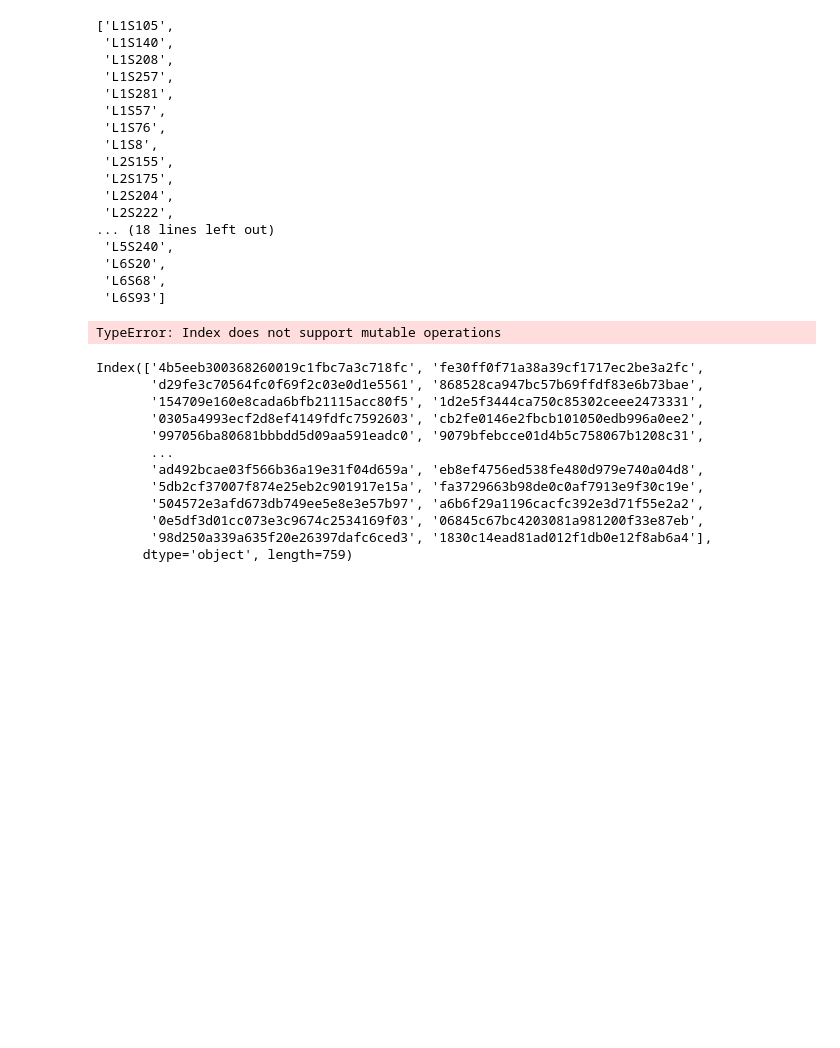
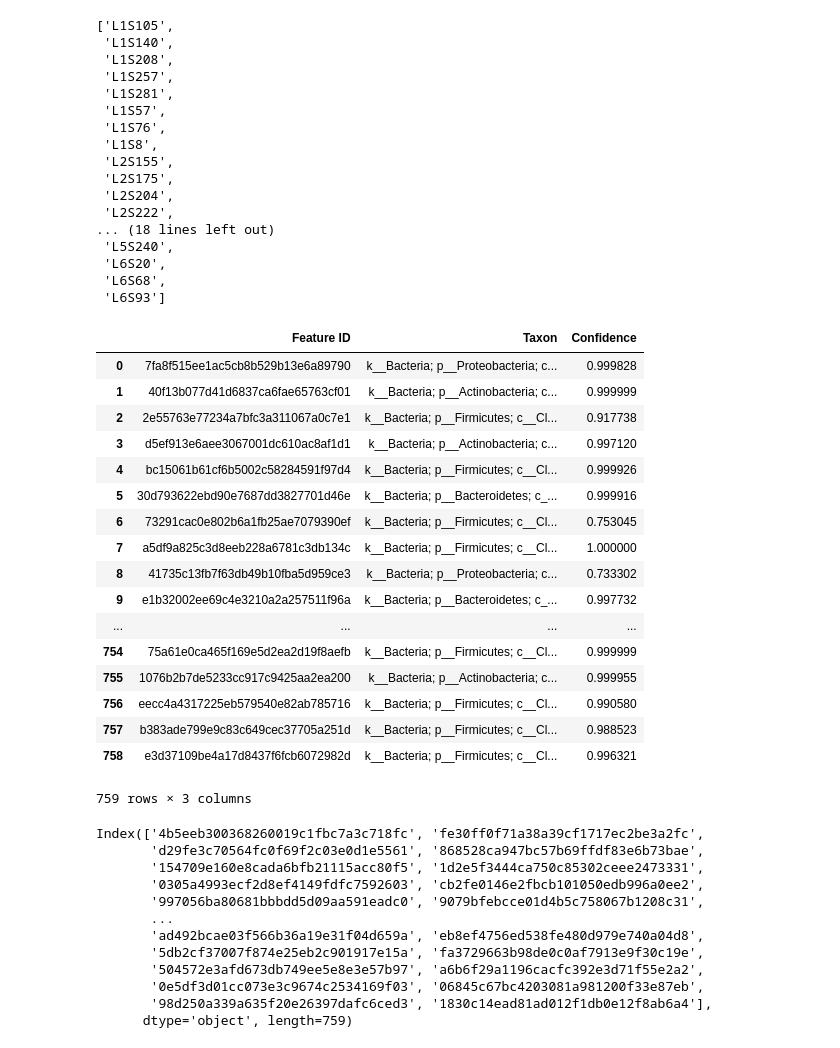
Before and after one commit to yuuch/MVP, a Jupyter notebook: upload_files/phylum colors.ipynb, the cells around one changed output. Saved outputs shown, nothing was run; the diff lists cells and outputs as text; code cells hidden in the pictures; blank space fills up the shorter version.

```diff
--- a/upload_files/phylum colors.ipynb
+++ b/upload_files/phylum colors.ipynb
@@ -28,10 +56,27 @@ list(df.index)
  'L6S20',
  'L6S68',
  'L6S93']
-# %%
-df.columns[0]='aaa'
-# %% [output]
-TypeError: Index does not support mutable operations
+# %%
+df
+# %% [output]
+|  | Feature ID | Taxon | Confidence |
+| 0 | 7fa8f515ee1ac5cb8b529b13e6a89790 | k__Bacteria; p__Proteobacteria; c... | 0.999828 |
+| 1 | 40f13b077d41d6837ca6fae65763cf01 | k__Bacteria; p__Actinobacteria; c... | 0.999999 |
+| 2 | 2e55763e77234a7bfc3a311067a0c7e1 | k__Bacteria; p__Firmicutes; c__Cl... | 0.917738 |
+| 3 | d5ef913e6aee3067001dc610ac8af1d1 | k__Bacteria; p__Actinobacteria; c... | 0.997120 |
+| 4 | bc15061b61cf6b5002c58284591f97d4 | k__Bacteria; p__Firmicutes; c__Cl... | 0.999926 |
+| 5 | 30d793622ebd90e7687dd3827701d46e | k__Bacteria; p__Bacteroidetes; c_... | 0.999916 |
+| 6 | 73291cac0e802b6a1fb25ae7079390ef | k__Bacteria; p__Firmicutes; c__Cl... | 0.753045 |
+| 7 | a5df9a825c3d8eeb228a6781c3db134c | k__Bacteria; p__Firmicutes; c__Cl... | 1.000000 |
+| 8 | 41735c13fb7f63db49b10fba5d959ce3 | k__Bacteria; p__Proteobacteria; c... | 0.733302 |
+| 9 | e1b32002ee69c4e3210a2a257511f96a | k__Bacteria; p__Bacteroidetes; c_... | 0.997732 |
+| ... | ... | ... | ... |
+| 754 | 75a61e0ca465f169e5d2ea2d19f8aefb | k__Bacteria; p__Firmicutes; c__Cl... | 0.999999 |
+| 755 | 1076b2b7de5233cc917c9425aa2ea200 | k__Bacteria; p__Actinobacteria; c... | 0.999955 |
+| 756 | eecc4a4317225eb579540e82ab785716 | k__Bacteria; p__Firmicutes; c__Cl... | 0.990580 |
+| 757 | b383ade799e9c83c649cec37705a251d | k__Bacteria; p__Firmicutes; c__Cl... | 0.988523 |
+| 758 | e3d37109be4a17d8437f6fcb6072982d | k__Bacteria; p__Firmicutes; c__Cl... | 0.996321 |
+759 rows × 3 columns
 # %%
 df.index=list(range(len(df.index)))
 # %%
```
Also changed, not shown: parts of 6 cells of this notebook, 7 other files.
